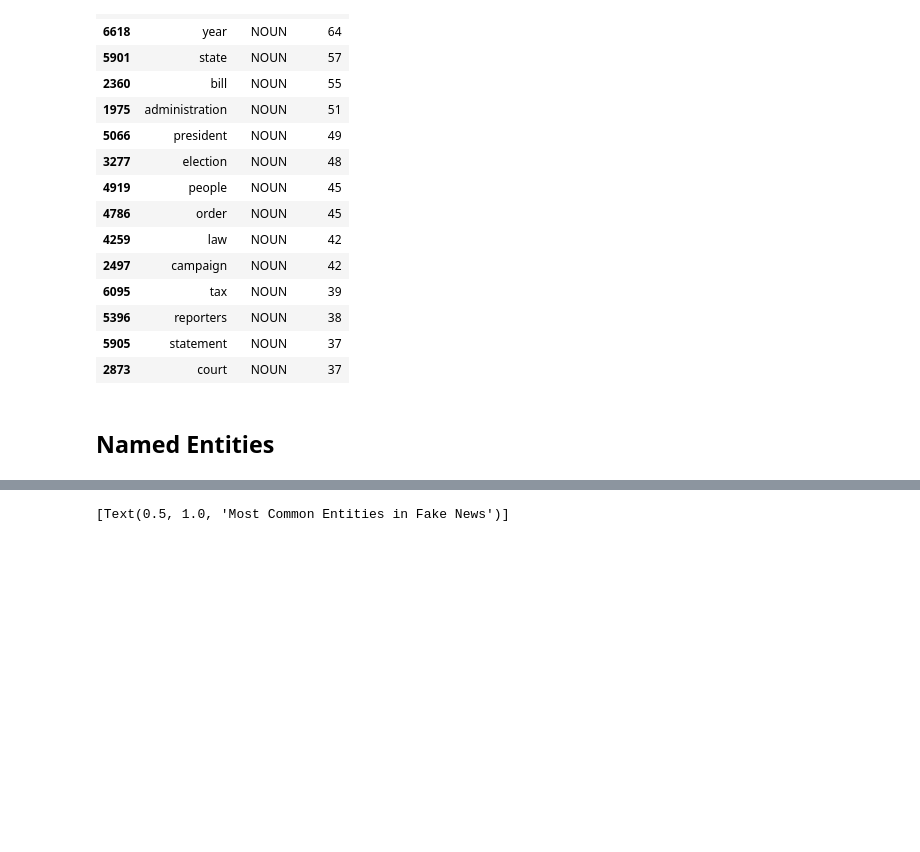
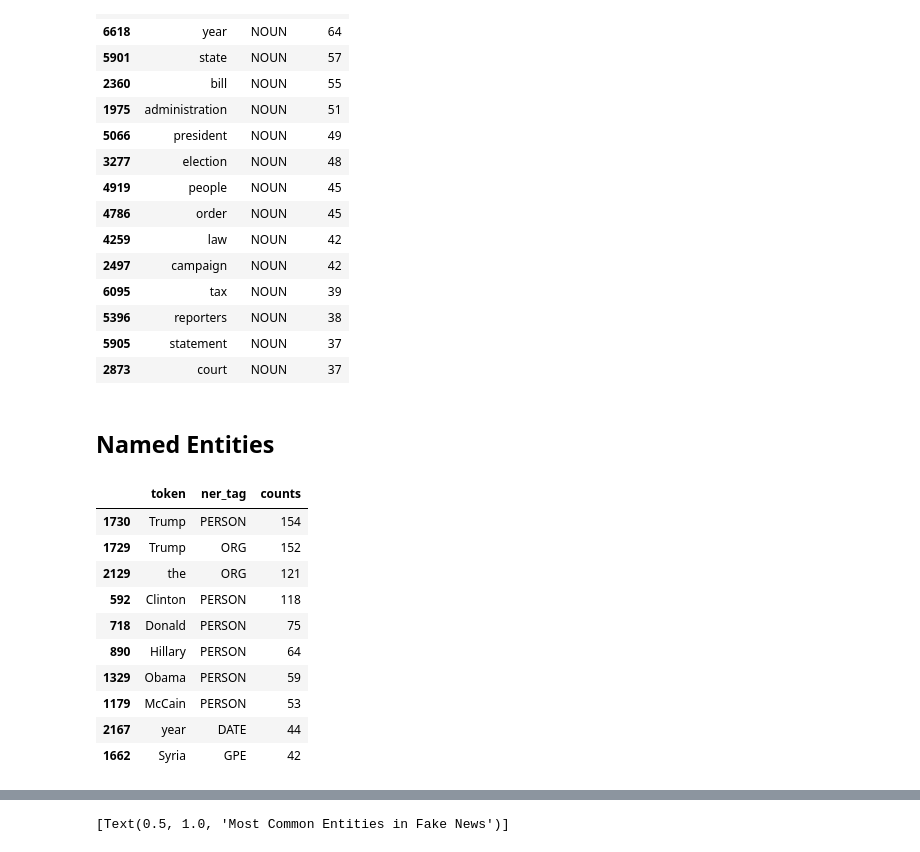
Before and after one commit to jessejuwe/intro-to-nlp, a Jupyter notebook: notebooks/07. Case Study.ipynb, the cells around one changed output, grey strips where cells are left out. Cells and saved outputs as stored; diff of their text form; code cells hidden in the pictures; blank space fills up the shorter version.

```diff
--- a/notebooks/07. Case Study.ipynb
+++ b/notebooks/07. Case Study.ipynb
@@ -87,27 +123,24 @@ def extract_token_tags(doc:spacy.tokens.doc.Doc):
     return [(i.text, i.ent_type_, i.pos_) for i in doc]
-# %%
-# tag fake dataset
-fake_tagsdf = []
-columns = ["token", "ner_tag", "pos_tag"]
-
-for ix, doc in enumerate(fake_spaceydocs):
-    tags = extract_token_tags(doc)
-    tags = pd.DataFrame(tags)
-    tags.columns = columns
-    fake_tagsdf.append(tags)
-
-fake_tagsdf = pd.concat(fake_tagsdf)
-
-# tag factual dataset
-fact_tagsdf = []
-
-for ix, doc in enumerate(fact_spaceydocs):
-    tags = extract_token_tags(doc)
-    tags = pd.DataFrame(tags)
-    tags.columns = columns
-    fact_tagsdf.append(tags)
-
-fact_tagsdf = pd.concat(fact_tagsdf)
+# %%
+columns = ["token", "ner_tag", "pos_tag"]
+
+fake_tag_frames: list[pd.DataFrame] = []
+
+for doc in fake_spaceydocs:
+    tags = pd.DataFrame(extract_token_tags(doc), columns=columns)
+    fake_tag_frames.append(tags)
+
+# tag fake dataset
+fake_tagsdf = pd.concat(fake_tag_frames, ignore_index=True)
+
+fact_tag_frames: list[pd.DataFrame] = []
+
+for doc in fact_spaceydocs:
+    tags = pd.DataFrame(extract_token_tags(doc), columns=columns)
+    fact_tag_frames.append(tags)
+
+# tag factual dataset
+fact_tagsdf = pd.concat(fact_tag_frames, ignore_index=True)
 # %%
 fake_tagsdf.head()
 # %% [output]
@@ -224,8 +266,21 @@ pos_counts_fact[pos_counts_fact.pos_tag == "NOUN"][0:15]
 # %%
 # top entities in fake news
 top_entities_fake = fake_tagsdf[fake_tagsdf['ner_tag'] != ""] \
                     .groupby(['token','ner_tag']).size().reset_index(name='counts') \
                     .sort_values(by='counts', ascending=False)
+top_entities_fake.head(10)
+# %% [output]
+|  | token | ner_tag | counts |
+| 1730 | Trump | PERSON | 154 |
+| 1729 | Trump | ORG | 152 |
+| 2129 | the | ORG | 121 |
+| 592 | Clinton | PERSON | 118 |
+| 718 | Donald | PERSON | 75 |
+| 890 | Hillary | PERSON | 64 |
+| 1329 | Obama | PERSON | 59 |
+| 1179 | McCain | PERSON | 53 |
+| 2167 | year | DATE | 44 |
+| 1662 | Syria | GPE | 42 |
 # %%
 # top entities in fact news
 top_entities_fact = fact_tagsdf[fact_tagsdf['ner_tag'] != ""] \
```
Also changed, not shown: parts of 48 cells of this notebook.
